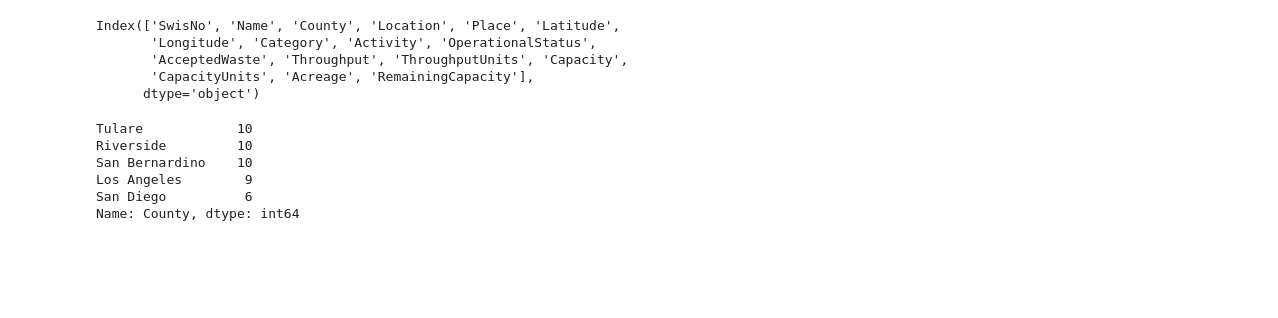
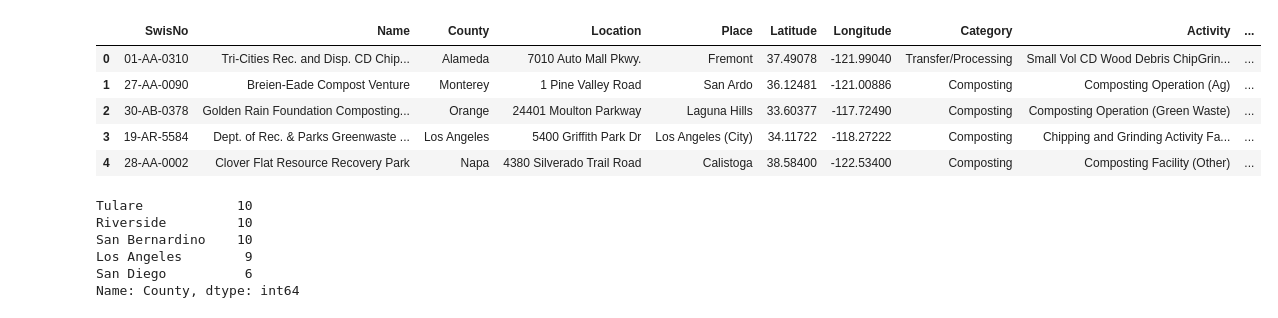
Before and after one commit to anayahall/grapevine, a Jupyter notebook: scripts/swis_preprocessing.ipynb, the cells around one changed output. Drawn from its saved outputs; the diff is of its cells as text; code cells hidden in the pictures; blank space fills up the shorter version.

```diff
--- a/scripts/swis_preprocessing.ipynb
+++ b/scripts/swis_preprocessing.ipynb
@@ -29,15 +32,16 @@ os.chdir("/Users/anayahall/projects/grapevine")
 df = pd.read_csv("data/interim/swis_compost.csv")
 # %%
 df.columns
-#df.head()
+df.head()
 #df.tail()
 #df.info()
 # %% [output]
-Index(['SwisNo', 'Name', 'County', 'Location', 'Place', 'Latitude',
-       'Longitude', 'Category', 'Activity', 'OperationalStatus',
-       'AcceptedWaste', 'Throughput', 'ThroughputUnits', 'Capacity',
-       'CapacityUnits', 'Acreage', 'RemainingCapacity'],
-      dtype='object')
+|  | SwisNo | Name | County | Location | Place | Latitude | Longitude | Category | Activity | ... |
+| 0 | 01-AA-0310 | Tri-Cities Rec. and Disp. CD Chip... | Alameda | 7010 Auto Mall Pkwy. | Fremont | 37.49078 | -121.99040 | Transfer/Processing | Small Vol CD Wood Debris ChipGrin... | ... |
+| 1 | 27-AA-0090 | Breien-Eade Compost Venture | Monterey | 1 Pine Valley Road | San Ardo | 36.12481 | -121.00886 | Composting | Composting Operation (Ag) | ... |
+| 2 | 30-AB-0378 | Golden Rain Foundation Composting... | Orange | 24401 Moulton Parkway | Laguna Hills | 33.60377 | -117.72490 | Composting | Composting Operation (Green Waste) | ... |
+| 3 | 19-AR-5584 | Dept. of Rec. & Parks Greenwaste ... | Los Angeles | 5400 Griffith Park Dr | Los Angeles (City) | 34.11722 | -118.27222 | Composting | Chipping and Grinding Activity Fa... | ... |
+| 4 | 28-AA-0002 | Clover Flat Resource Recovery Park | Napa | 4380 Silverado Trail Road | Calistoga | 38.58400 | -122.53400 | Composting | Composting Facility (Other) | ... |
 # %%
 df.County.value_counts(dropna=False).head()
 # %% [output]
```
Also changed, not shown: parts of 1 cell of this notebook, 9 other files.
